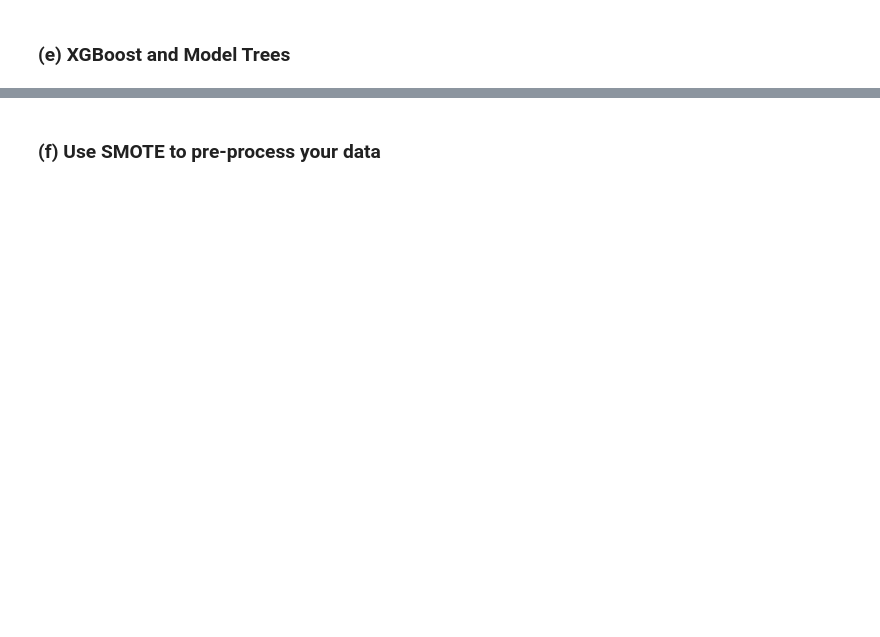
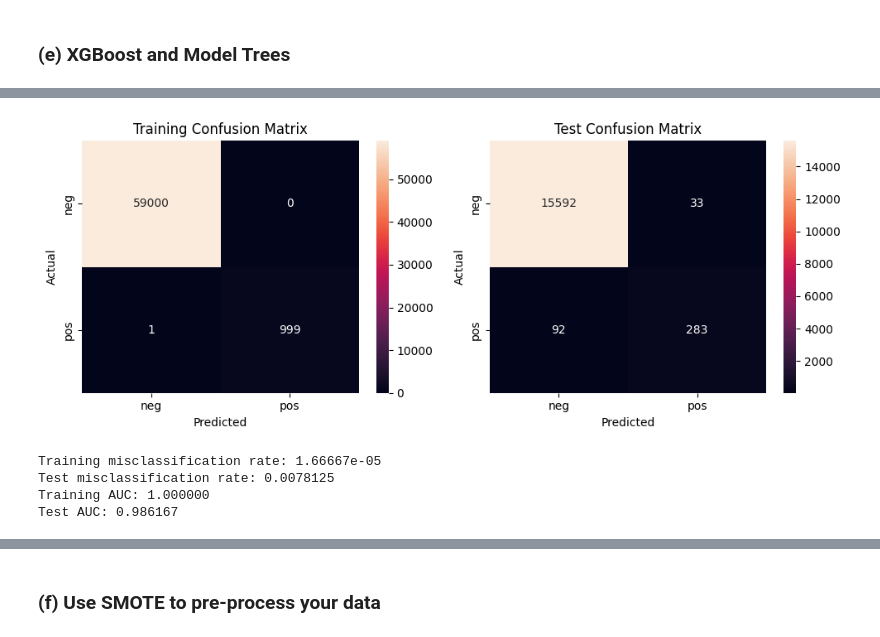
Before and after one commit to cxieusc/DSCI_552_HW6, a Jupyter notebook: notebook/Xie_Chong_HW6.ipynb, the cells around one changed output, grey strips where cells are left out. Saved outputs shown, nothing was run; the diff lists cells and outputs as text; code cells hidden in the pictures; blank space fills up the shorter version.

```diff
--- a/notebook/Xie_Chong_HW6.ipynb
+++ b/notebook/Xie_Chong_HW6.ipynb
@@ -307,0 +451,49 @@ The Out of Bag error estimate is less than the test error.
+# %%
+y_pred_train_e = best_model_e.predict(X_train_raw)
+y_pred_test_e = best_model_e.predict(X_test)
+
+y_prob_train_e = best_model_e.predict_proba(X_train_raw)[:, 1]
+y_prob_test_e = best_model_e.predict_proba(X_test)[:, 1]
+
+cm_train_e = confusion_matrix(
+    y_train_xgb, y_pred_train_e, labels=[0, 1]
+)
+cm_test_e = confusion_matrix(
+    y_test_xgb, y_pred_test_e, labels=[0, 1]
+)
+
+fig, axes = plt.subplots(1, 2, figsize=(10, 4))
+
+for ax, cm, title in zip(
+    axes,
+    [cm_train_e, cm_test_e],
+    ["Training Confusion Matrix", "Test Confusion Matrix"]
+):
+    sns.heatmap(
+        cm, annot=True, fmt="d", ax=ax,
+        xticklabels=["neg", "pos"],
+        yticklabels=["neg", "pos"]
+    )
+    ax.set_title(title)
+    ax.set_xlabel("Predicted")
+    ax.set_ylabel("Actual")
+
+plt.tight_layout()
+plt.show()
+
+train_error_e = 1 - accuracy_score(y_train_xgb, y_pred_train_e)
+test_error_e = 1 - accuracy_score(y_test_xgb, y_pred_test_e)
+
+train_auc_e = roc_auc_score(y_train_xgb, y_prob_train_e)
+test_auc_e = roc_auc_score(y_test_xgb, y_prob_test_e)
+
+print(f"Training misclassification rate: {train_error_e:.6}")
+print(f"Test misclassification rate: {test_error_e:.6}")
+print(f"Training AUC: {train_auc_e:.6f}")
+print(f"Test AUC: {test_auc_e:.6f}")
+# %% [output]
+[figure, added]
+Training misclassification rate: 1.66667e-05
+Test misclassification rate: 0.0078125
+Training AUC: 1.000000
+Test AUC: 0.986167
```
Also changed, not shown: parts of 20 cells of this notebook, 1 other file.
